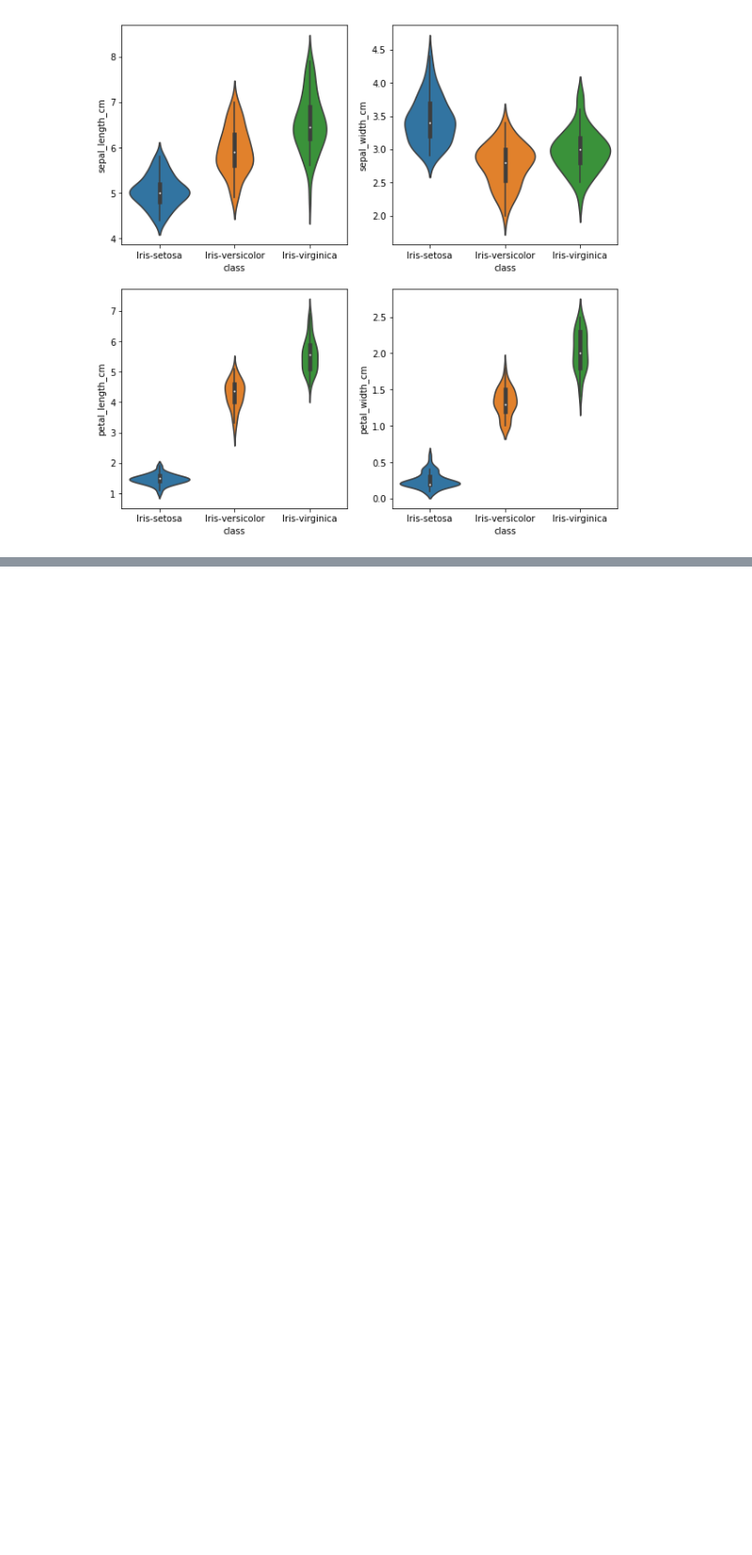
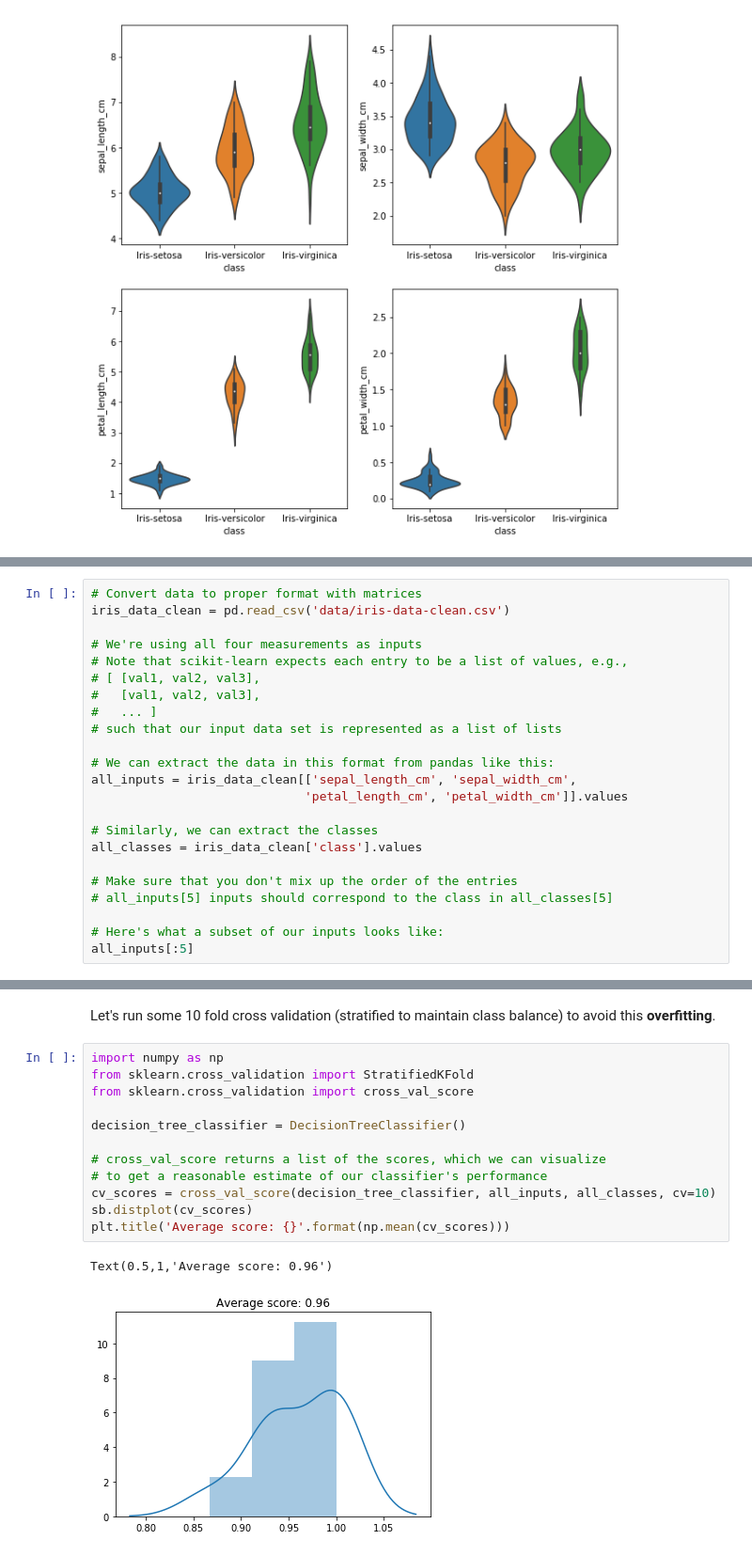
Before and after one commit to kalyons11/notebooks, a Jupyter notebook: iris_data_notebook.ipynb, the cells around one changed output, grey strips where cells are left out. Shown at 94% size. Cells and saved outputs as stored; diff of their text form; blank space fills up the shorter version.

```diff
--- a/iris_data_notebook.ipynb
+++ b/iris_data_notebook.ipynb
@@ -211,0 +214,23 @@ for column_index, column in enumerate(iris_data_clean.columns):
+# %%
+# Convert data to proper format with matrices
+iris_data_clean = pd.read_csv('data/iris-data-clean.csv')
+
+# We're using all four measurements as inputs
+# Note that scikit-learn expects each entry to be a list of values, e.g.,
+# [ [val1, val2, val3],
+#   [val1, val2, val3],
+#   ... ]
+# such that our input data set is represented as a list of lists
+
+# We can extract the data in this format from pandas like this:
+all_inputs = iris_data_clean[['sepal_length_cm', 'sepal_width_cm',
+                             'petal_length_cm', 'petal_width_cm']].values
+
+# Similarly, we can extract the classes
+all_classes = iris_data_clean['class'].values
+
+# Make sure that you don't mix up the order of the entries
+# all_inputs[5] inputs should correspond to the class in all_classes[5]
+
+# Here's what a subset of our inputs looks like:
+all_inputs[:5]
@@ -211,0 +286,17 @@ for column_index, column in enumerate(iris_data_clean.columns):
+# %% [markdown]
+Let's run some 10 fold cross validation (stratified to maintain class balance) to avoid this **overfitting**.
+# %%
+import numpy as np
+from sklearn.cross_validation import StratifiedKFold
+from sklearn.cross_validation import cross_val_score
+
+decision_tree_classifier = DecisionTreeClassifier()
+
+# cross_val_score returns a list of the scores, which we can visualize
+# to get a reasonable estimate of our classifier's performance
+cv_scores = cross_val_score(decision_tree_classifier, all_inputs, all_classes, cv=10)
+sb.distplot(cv_scores)
+plt.title('Average score: {}'.format(np.mean(cv_scores)))
+# %% [output]
+Text(0.5,1,'Average score: 0.96')
+[figure, added]
```
Also changed, not shown: parts of 21 cells of this notebook.
